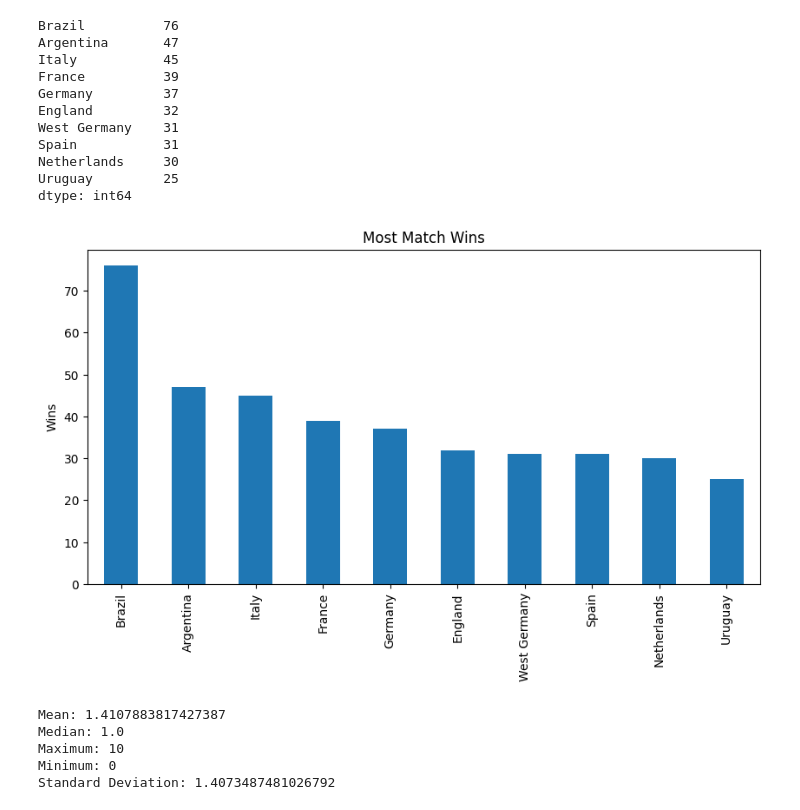
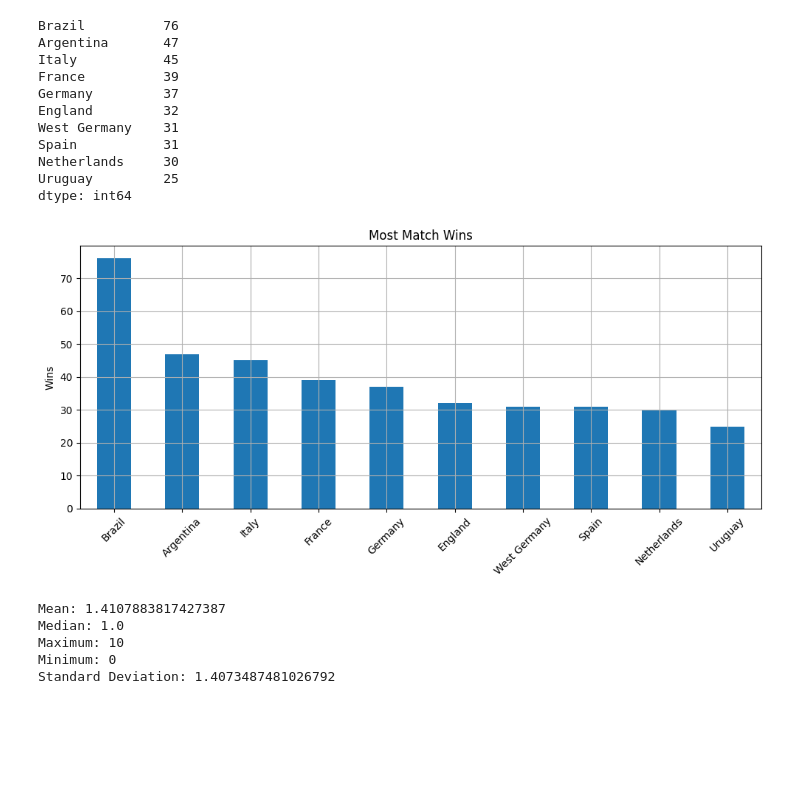
Before and after one commit to Pranav442005/FIFA-World-Cup-Analytics, a Jupyter notebook: notebook/project.ipynb, the cells around one changed output. Drawn from its saved outputs; the diff is of its cells as text; code cells hidden in the pictures; blank space fills up the shorter version.

```diff
--- a/notebook/project.ipynb
+++ b/notebook/project.ipynb
@@ -185,14 +226,24 @@ dtype: int64
 # %%
 topwins.plot(
     kind="bar",
     figsize=(10,5)
 )
 
 plt.title("Most Match Wins")
 plt.ylabel("Wins")
+plt.xticks(rotation=45)
+plt.tight_layout()
+
+plt.savefig(
+    "charts/most_match_wins.png",
+    dpi=300,
+    bbox_inches="tight"
+)
+plt.grid()
 plt.show()
+plt.close()
 # %% [output]
-[figure, old version]
+[figure, new version]
 # %%
 all_goals = np.concatenate([
     matches["home_score"].values,
```
Also changed, not shown: parts of 33 cells of this notebook, 15 other files.
